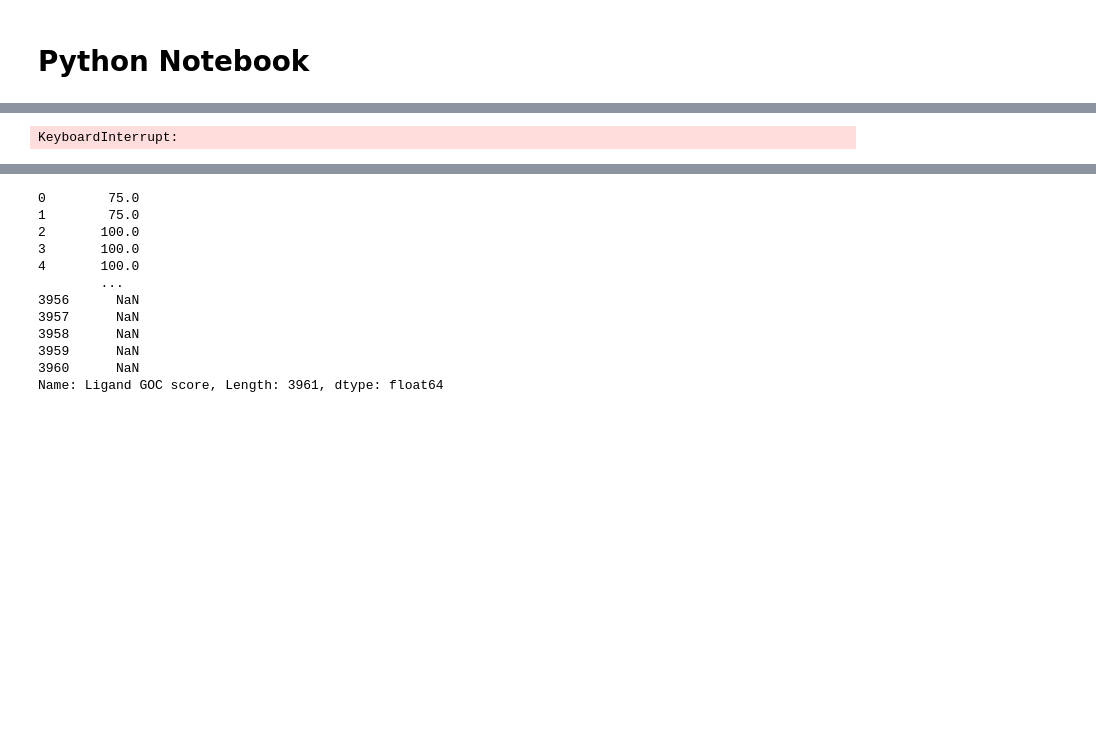
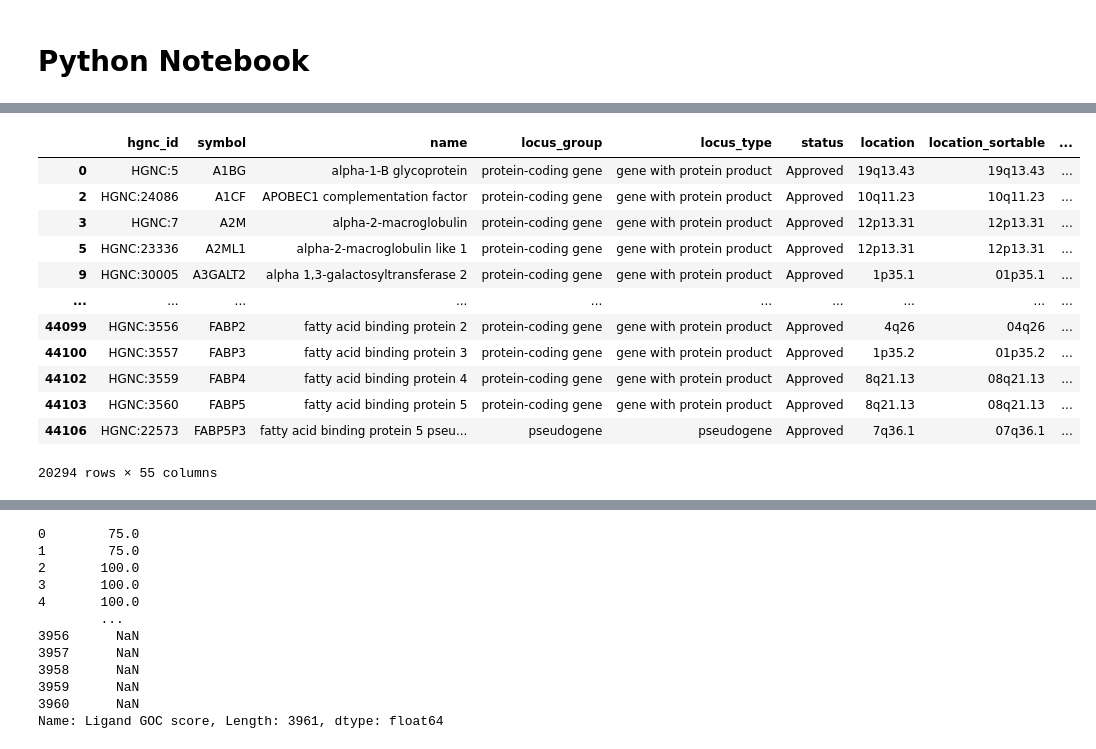
Before and after one commit to bioinfo-YCU/ConnectomeDB, a Jupyter notebook: Python_test.ipynb, the cells around one changed output, grey strips where cells are left out. Cells and saved outputs as stored; diff of their text form; code cells hidden in the pictures; blank space fills up the shorter version.

```diff
--- a/Python_test.ipynb
+++ b/Python_test.ipynb
@@ -1201,10 +931,0 @@ def fetch_uniprot_gene_map(uniprot_ids, species="human"):
-# %%
-# Get unique protein IDs
-human_ids = df_orthologs["human_protein"].unique().tolist()
-mouse_ids = df_orthologs["mouse_protein"].unique().tolist()
-
-# Fetch mappings
-human_map = fetch_uniprot_gene_map(human_ids, species="human")
-mouse_map = fetch_uniprot_gene_map(mouse_ids, species="mouse")
-# %% [output]
-KeyboardInterrupt:
@@ -1211,8 +953,21 @@ KeyboardInterrupt:
 # %%
-# Add human annotations
-df_orthologs["human_gene"] = df_orthologs["human_protein"].map(lambda x: human_map.get(x, {}).get("gene_symbol"))
-df_orthologs["hgnc_id"]     = df_orthologs["human_protein"].map(lambda x: human_map.get(x, {}).get("hgnc_id"))
-
-# Add mouse annotations
-df_orthologs["mouse_gene"] = df_orthologs["mouse_protein"].map(lambda x: mouse_map.get(x, {}).get("gene_symbol"))
-df_orthologs["mgi_symbol"] = df_orthologs["mouse_protein"].map(lambda x: mouse_map.get(x, {}).get("mgi_symbol"))
+hgnc_df = pd.read_csv("data/HGNC_gene_info_full.tsv", sep="\t", dtype=str)
+hgnc_df = hgnc_df.dropna(subset=["uniprot_ids"])
+# Split uniprot_ids on comma and explode
+hgnc_exploded = hgnc_df.assign(uniprot_id=hgnc_df["uniprot_ids"].str.split(",")).explode("uniprot_id")
+hgnc_exploded["uniprot_id"] = hgnc_exploded["uniprot_id"].str.strip()
+hgnc_exploded
+# %% [output]
+|  | hgnc_id | symbol | name | locus_group | locus_type | status | location | location_sortable | ... |
+| 0 | HGNC:5 | A1BG | alpha-1-B glycoprotein | protein-coding gene | gene with protein product | Approved | 19q13.43 | 19q13.43 | ... |
+| 2 | HGNC:24086 | A1CF | APOBEC1 complementation factor | protein-coding gene | gene with protein product | Approved | 10q11.23 | 10q11.23 | ... |
+| 3 | HGNC:7 | A2M | alpha-2-macroglobulin | protein-coding gene | gene with protein product | Approved | 12p13.31 | 12p13.31 | ... |
+| 5 | HGNC:23336 | A2ML1 | alpha-2-macroglobulin like 1 | protein-coding gene | gene with protein product | Approved | 12p13.31 | 12p13.31 | ... |
+| 9 | HGNC:30005 | A3GALT2 | alpha 1,3-galactosyltransferase 2 | protein-coding gene | gene with protein product | Approved | 1p35.1 | 01p35.1 | ... |
+| ... | ... | ... | ... | ... | ... | ... | ... | ... | ... |
+| 44099 | HGNC:3556 | FABP2 | fatty acid binding protein 2 | protein-coding gene | gene with protein product | Approved | 4q26 | 04q26 | ... |
+| 44100 | HGNC:3557 | FABP3 | fatty acid binding protein 3 | protein-coding gene | gene with protein product | Approved | 1p35.2 | 01p35.2 | ... |
+| 44102 | HGNC:3559 | FABP4 | fatty acid binding protein 4 | protein-coding gene | gene with protein product | Approved | 8q21.13 | 08q21.13 | ... |
+| 44103 | HGNC:3560 | FABP5 | fatty acid binding protein 5 | protein-coding gene | gene with protein product | Approved | 8q21.13 | 08q21.13 | ... |
+| 44106 | HGNC:22573 | FABP5P3 | fatty acid binding protein 5 pseu... | pseudogene | pseudogene | Approved | 7q36.1 | 07q36.1 | ... |
+20294 rows × 55 columns
```
Also changed, not shown: parts of 47 cells of this notebook, 12 other files.
